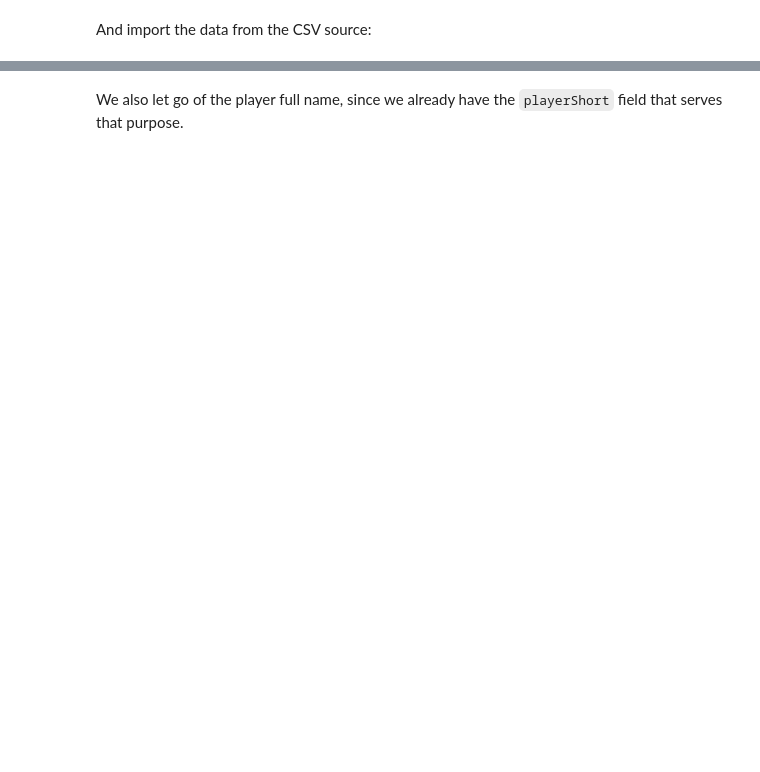
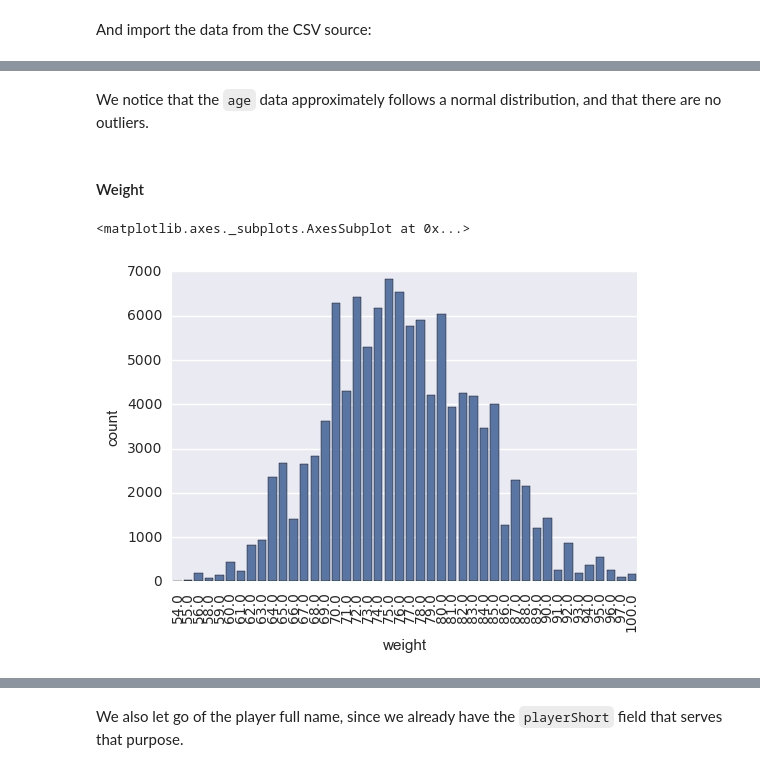
Before and after one commit to mukel/Homework, a Jupyter notebook: 04 - Applied ML/Hw4-AppliedML.ipynb, the cells around one changed output, grey strips where cells are left out. Cells and saved outputs as stored; diff of their text form; code cells hidden in the pictures; blank space fills up the shorter version.

```diff
--- a/04 - Applied ML/Hw4-AppliedML.ipynb
+++ b/04 - Applied ML/Hw4-AppliedML.ipynb
@@ -97,0 +155,11 @@ Let's also drop the `photoID` column, since we don't have access to the photos a
+# %% [markdown]
+We notice that the `age` data approximately follows a normal distribution, and that there are no outliers.
+# %% [markdown]
+#### Weight
+# %%
+hist = sb.countplot(x='weight', data=data_skin, color=plot_color)
+pl.setp(hist.get_xticklabels(), rotation=90)
+hist
+# %% [output]
+<matplotlib.axes._subplots.AxesSubplot at 0x...>
+[figure, added]
```
Also changed, not shown: parts of 72 cells of this notebook.
